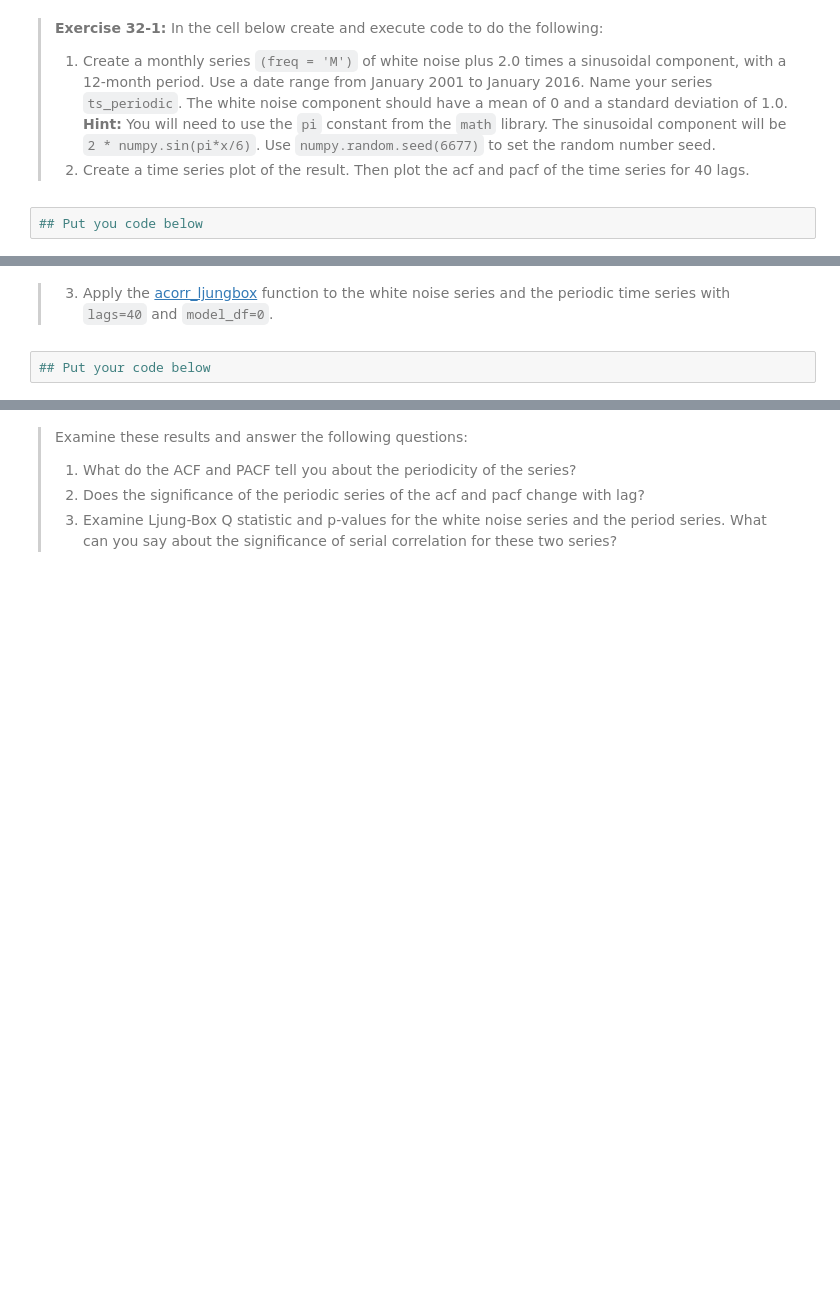
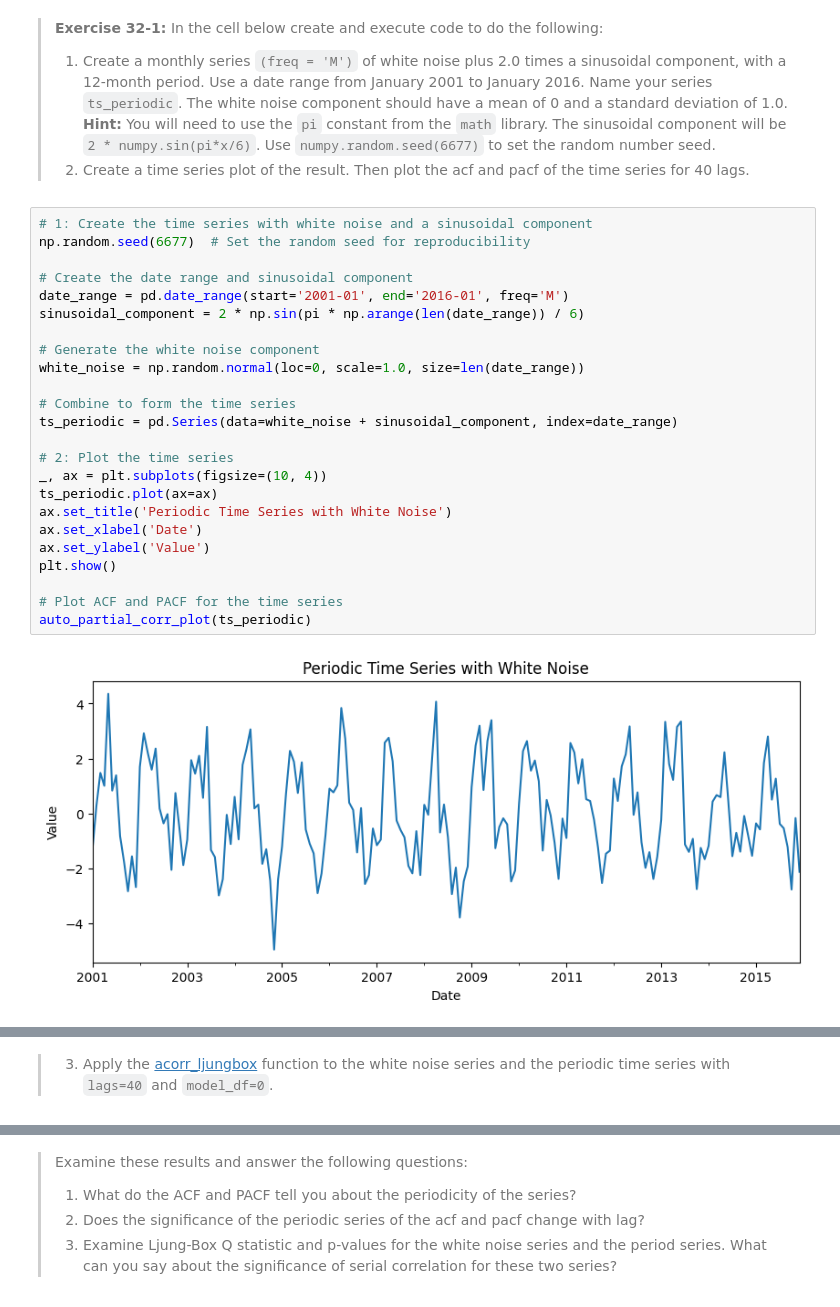
Before and after one commit to lscarval/CSCI-E-83-Fundamentals, a Jupyter notebook: Notebooks/32_Chapter32_PropertiesOfTimeSeries.ipynb, the cells around one changed output, grey strips where cells are left out. Saved outputs shown, nothing was run; the diff lists cells and outputs as text; blank space fills up the shorter version.

```diff
--- a/Notebooks/32_Chapter32_PropertiesOfTimeSeries.ipynb
+++ b/Notebooks/32_Chapter32_PropertiesOfTimeSeries.ipynb
@@ -233,5 +304,29 @@ $$Q = n(n+2) \sum_{k=1}^h \frac{\hat{\rho}^2_2}{n-k}$$
 > **Exercise 32-1:** In the cell below create and execute code to do the following:
 > 1. Create a monthly series `(freq = 'M')` of white noise plus 2.0 times a sinusoidal component, with a 12-month period. Use a date range from January 2001 to January 2016. Name your series `ts_periodic`. The white noise component should have a mean of 0 and a standard deviation of 1.0. **Hint:** You will need to use the `pi` constant from the `math` library. The sinusoidal component will be `2 * numpy.sin(pi*x/6)`. Use `numpy.random.seed(6677)` to set the random number seed.
 > 2. Create a time series plot of the result. Then plot the acf and pacf of the time series for 40 lags.
-# %%
-## Put you code below
+# %%
+# 1: Create the time series with white noise and a sinusoidal component
+np.random.seed(6677)  # Set the random seed for reproducibility
+
+# Create the date range and sinusoidal component
+date_range = pd.date_range(start='2001-01', end='2016-01', freq='M')
+sinusoidal_component = 2 * np.sin(pi * np.arange(len(date_range)) / 6)
+
+# Generate the white noise component
+white_noise = np.random.normal(loc=0, scale=1.0, size=len(date_range))
+
+# Combine to form the time series
+ts_periodic = pd.Series(data=white_noise + sinusoidal_component, index=date_range)
+
+# 2: Plot the time series
+_, ax = plt.subplots(figsize=(10, 4))
+ts_periodic.plot(ax=ax)
+ax.set_title('Periodic Time Series with White Noise')
+ax.set_xlabel('Date')
+ax.set_ylabel('Value')
+plt.show()
+
+# Plot ACF and PACF for the time series
+auto_partial_corr_plot(ts_periodic)
+# %% [output]
+[figure, added]
@@ -238,4 +334,2 @@ $$Q = n(n+2) \sum_{k=1}^h \frac{\hat{\rho}^2_2}{n-k}$$
 # %% [markdown]
 > 3. Apply the [acorr_ljungbox](https://www.statsmodels.org/dev/generated/statsmodels.stats.diagnostic.acorr_ljungbox.html) function to the white noise series and the periodic time series with `lags=40` and `model_df=0`.
-# %%
-## Put your code below
```
Also changed, not shown: parts of 51 cells of this notebook.
